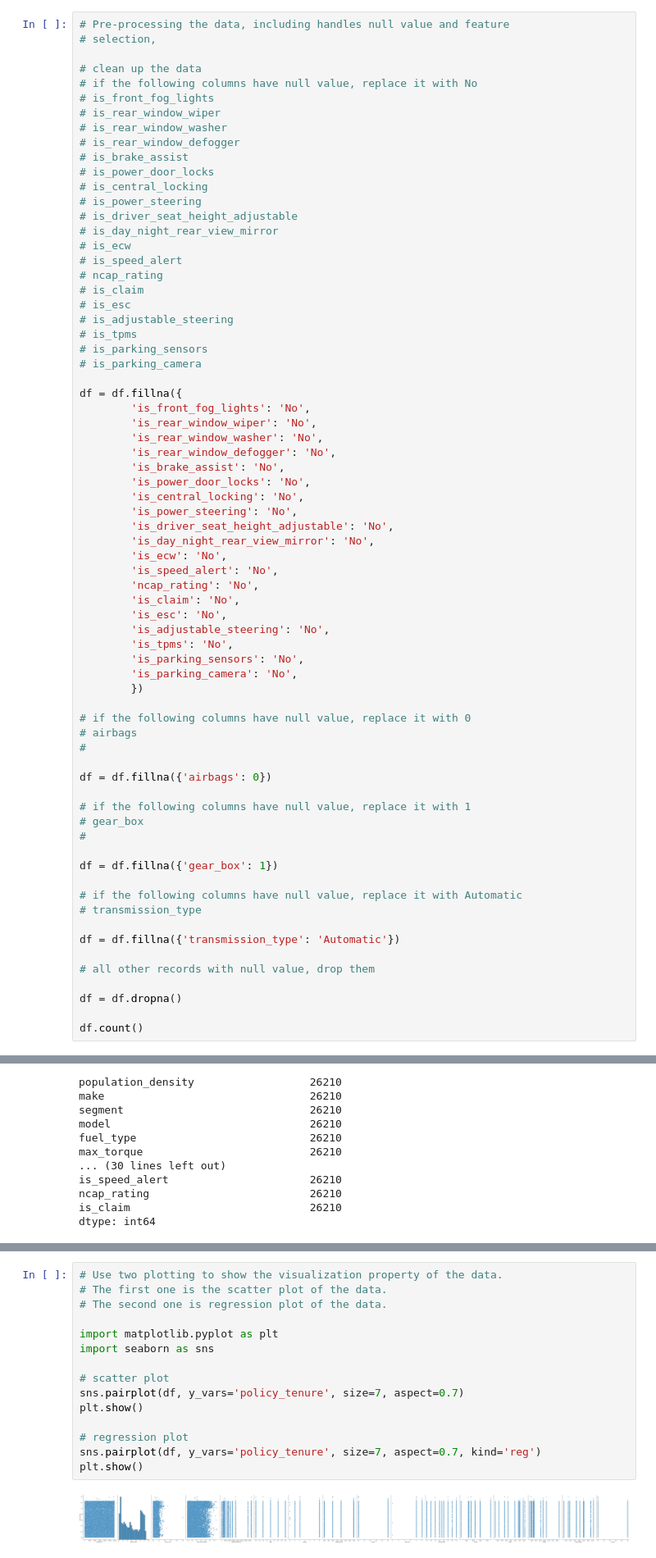
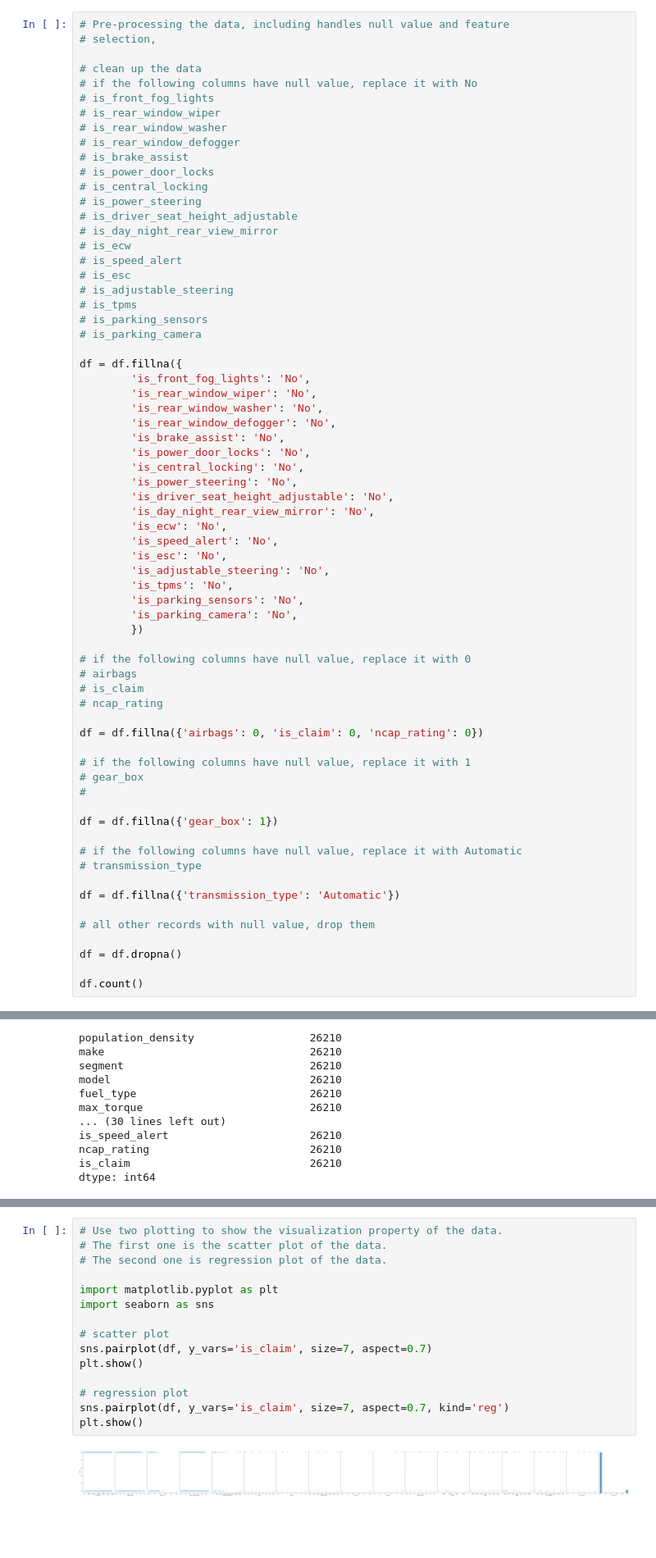
Before and after one commit to Deepp0925/machine-learning-final-project, a Jupyter notebook: finalProject.ipynb, the cells around one changed output, grey strips where cells are left out. Shown at 82% size. Drawn from its saved outputs; the diff is of its cells as text; blank space fills up the shorter version.

```diff
--- a/finalProject.ipynb
+++ b/finalProject.ipynb
@@ -52,8 +52,6 @@ max     1825.000000   1720.000000      5.000000      1.000000
 # is_day_night_rear_view_mirror
 # is_ecw
 # is_speed_alert
-# ncap_rating
-# is_claim
 # is_esc
 # is_adjustable_steering
 # is_tpms
@@ -73,8 +71,6 @@ df = df.fillna({
         'is_day_night_rear_view_mirror': 'No',
         'is_ecw': 'No',
         'is_speed_alert': 'No',
-        'ncap_rating': 'No',
-        'is_claim': 'No',
         'is_esc': 'No',
         'is_adjustable_steering': 'No',
         'is_tpms': 'No',
@@ -84,9 +80,10 @@ df = df.fillna({
 
 # if the following columns have null value, replace it with 0
 # airbags
-#
+# is_claim
+# ncap_rating
 
-df = df.fillna({'airbags': 0})
+df = df.fillna({'airbags': 0, 'is_claim': 0, 'ncap_rating': 0})
 
 # if the following columns have null value, replace it with 1
 # gear_box
@@ -146,17 +144,17 @@ df.corr()
 # %%
 # Use two plotting to show the visualization property of the data.
 # The first one is the scatter plot of the data.
 # The second one is regression plot of the data.
 
 import matplotlib.pyplot as plt
 import seaborn as sns
 
 # scatter plot
-sns.pairplot(df, y_vars='policy_tenure', size=7, aspect=0.7)
+sns.pairplot(df, y_vars='is_claim', size=7, aspect=0.7)
 plt.show()
 
 # regression plot
-sns.pairplot(df, y_vars='policy_tenure', size=7, aspect=0.7, kind='reg')
+sns.pairplot(df, y_vars='is_claim', size=7, aspect=0.7, kind='reg')
 plt.show()
 # %% [output]
-[figure, old version]
+[figure, new version]
```
Also changed, not shown: parts of 8 cells of this notebook, 1 other file.
